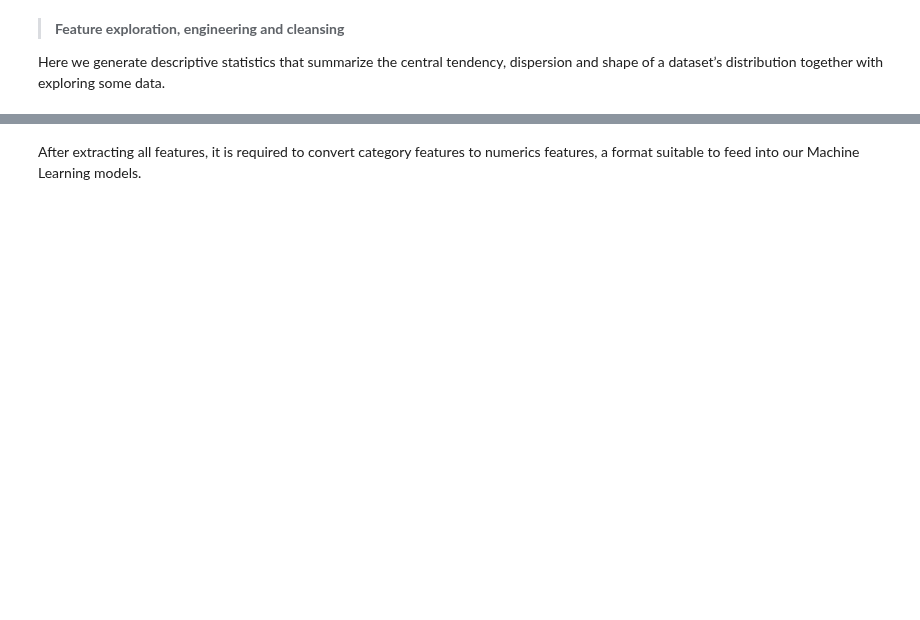
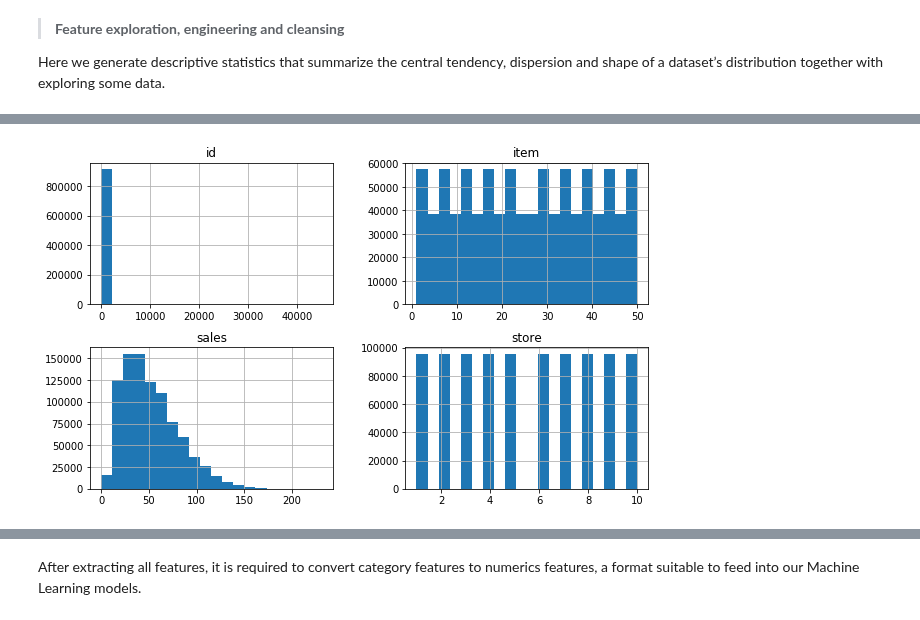
Before and after one commit to monthepp/kaggle, a Jupyter notebook: store_item_demand_forecasting_challenge/store_item_demand_forecasting_challenge.ipynb, the cells around one changed output, grey strips where cells are left out. Cells and saved outputs as stored; diff of their text form; code cells hidden in the pictures; blank space fills up the shorter version.

```diff
--- a/store_item_demand_forecasting_challenge/store_item_demand_forecasting_challenge.ipynb
+++ b/store_item_demand_forecasting_challenge/store_item_demand_forecasting_challenge.ipynb
@@ -179,0 +142,5 @@ data_df.tail(n=3)
+# %%
+# feature exploration: histogram of all numeric features
+_ = df_data.hist(bins=20, figsize=(10, 6))
+# %% [output]
+[figure, added]
```
Also changed, not shown: parts of 62 cells of this notebook.
